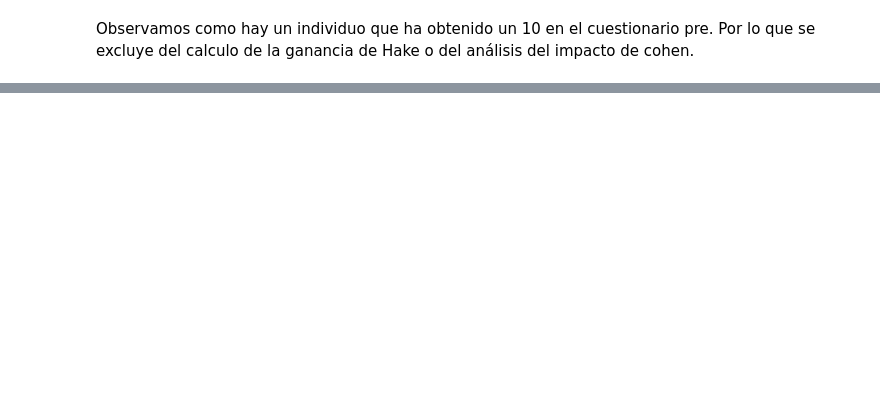
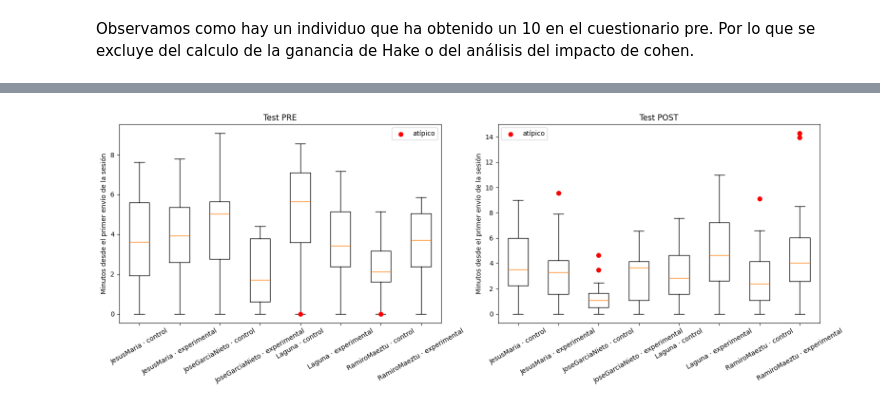
Before and after one commit to IBiDat/va-educational-impact, a Jupyter notebook: src/notebooks/forms/forms_data_analysis.ipynb, the cells around one changed output, grey strips where cells are left out. Saved outputs shown, nothing was run; the diff lists cells and outputs as text; code cells hidden in the pictures; blank space fills up the shorter version.

```diff
--- a/src/notebooks/forms/forms_data_analysis.ipynb
+++ b/src/notebooks/forms/forms_data_analysis.ipynb
@@ -492,0 +620,24 @@ Observamos como hay un individuo que ha obtenido un 10 en el cuestionario pre. P
+# %%
+# ─── 4. BOXPLOT DE TIMESTAMPS POR SESIÓN ────────────────────────────────────
+# Igual que antes pero sobre el propio timestamp (en segundos desde el inicio
+# de la sesión, solo como escala). Los rojos son los marcados como atípicos.
+
+fig, axes = plt.subplots(1, 2, figsize=(16, 6))
+
+for ax, test in zip(axes, ["pre", "post"]):
+    col = f"ts_seg_{test}"
+    datos = [pdf.loc[pdf["sesion"] == s, col].to_numpy() / 60 for s in sesiones]
+    ax.boxplot(datos, labels=sesiones, showfliers=True)
+    for i, s in enumerate(sesiones, start=1):
+        sub = pdf[(pdf["sesion"] == s) & pdf[f"sospechoso_{test}"]]
+        ax.scatter([i]*len(sub), sub[col]/60, color="red", s=40, zorder=3,
+                   label="atípico" if i == 1 else None)
+    ax.set_ylabel("Minutos desde el primer envío de la sesión")
+    ax.set_title(f"Test {test.upper()}")
+    ax.tick_params(axis="x", rotation=30)
+    ax.legend()
+
+plt.tight_layout()
+plt.show()
+# %% [output]
+[figure, added]
```
Also changed, not shown: parts of 5 cells of this notebook, 3 other files.
